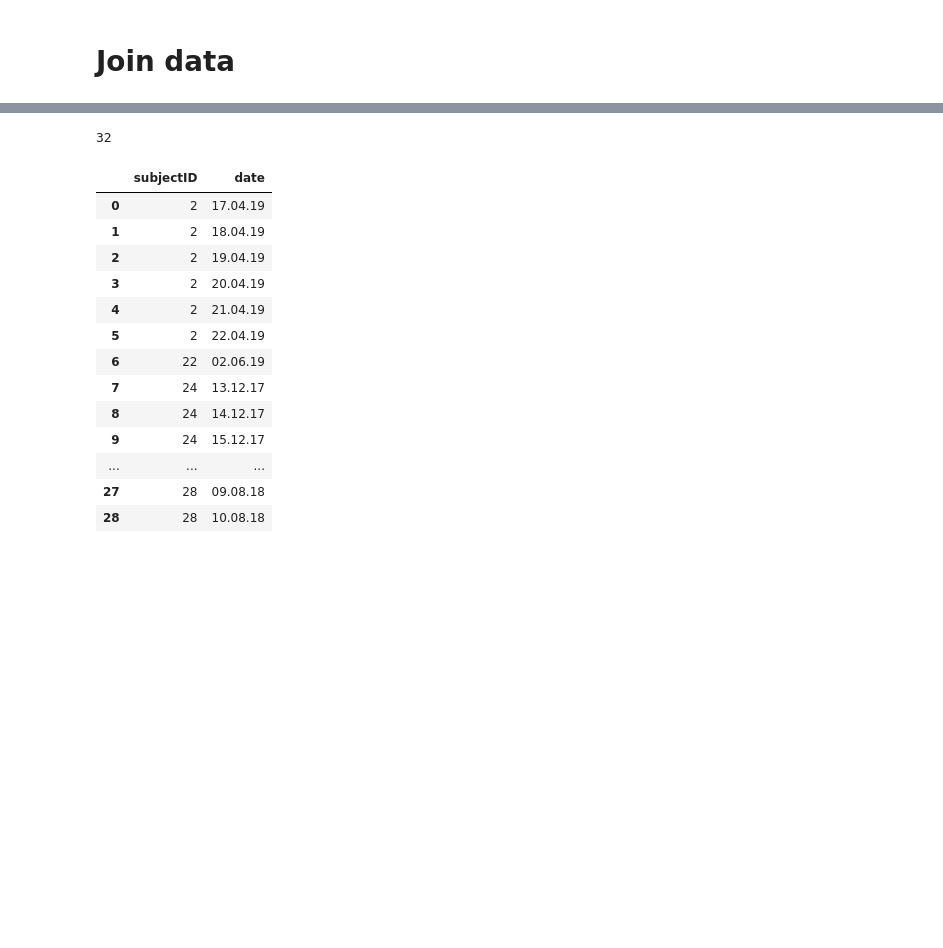
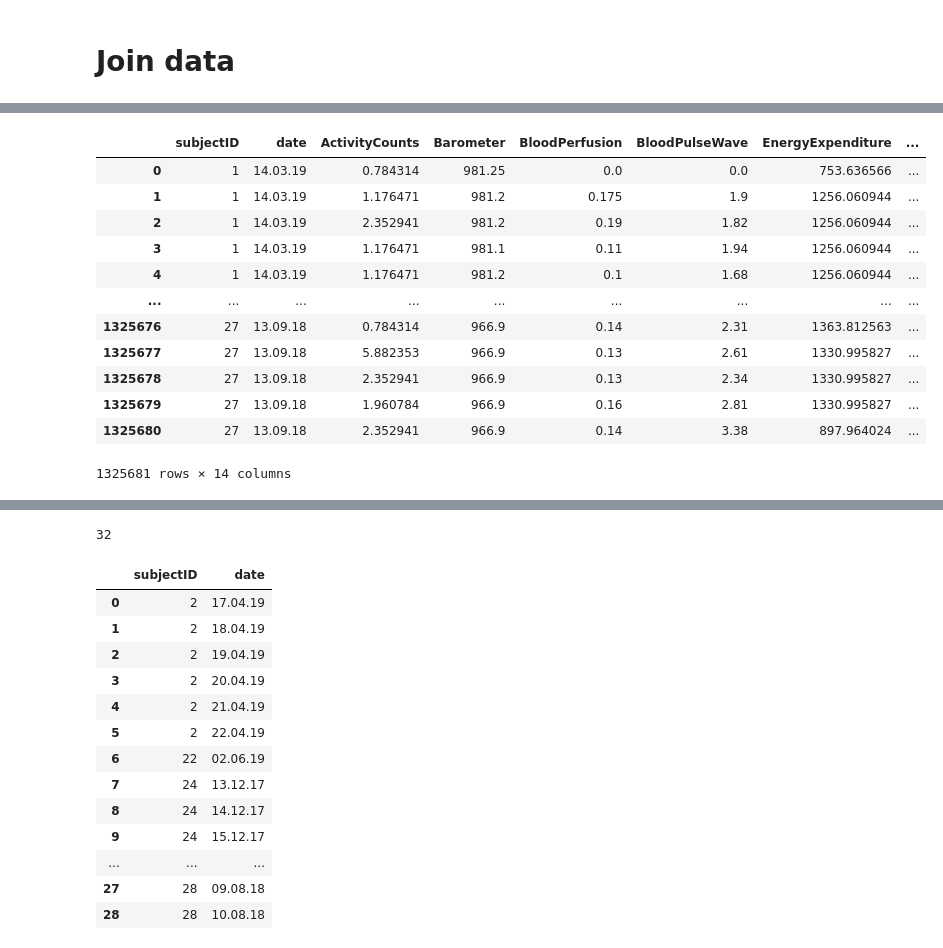
Before and after one commit to Yahnnosh/Sensor-Based-Modeling-of-Fatigue-Using-Transformer-Model, a Jupyter notebook: data_loader.ipynb, the cells around one changed output, grey strips where cells are left out. Drawn from its saved outputs; the diff is of its cells as text; code cells hidden in the pictures; blank space fills up the shorter version.

```diff
--- a/data_loader.ipynb
+++ b/data_loader.ipynb
@@ -325,7 +275,7 @@ Y
 # %% [markdown]
 # b) Physiological data
 # %%
-physio = physio.fillna(value='NaN') # otherwise SQL will ignore None values
+physio = physio.fillna(value=pd.NA) # otherwise SQL will ignore None values
 physio
 # %% [output]
 |  | Timestamp | ActivityCounts | Barometer | BloodPerfusion | BloodPulseWave | EnergyExpenditure | ... |
@@ -436,0 +347,34 @@ data
+# %%
+query = '''
+SELECT SubjectID AS subjectID,
+    SUBSTRING(Timestamp, 1, 8) AS date,
+    ActivityCounts,
+    Barometer,
+    BloodPerfusion,
+    BloodPulseWave,
+    EnergyExpenditure,
+    GalvanicSkinResponse,
+    HR,
+    HRV,
+    RESP,
+    Steps,
+    SkinTemperature,
+    ActivityClass
+FROM physio;
+'''
+temp = sqldf(query)
+temp.fillna(value=pd.NA)
+# %% [output]
+|  | subjectID | date | ActivityCounts | Barometer | BloodPerfusion | BloodPulseWave | EnergyExpenditure | ... |
+| 0 | 1 | 14.03.19 | 0.784314 | 981.25 | 0.0 | 0.0 | 753.636566 | ... |
+| 1 | 1 | 14.03.19 | 1.176471 | 981.2 | 0.175 | 1.9 | 1256.060944 | ... |
+| 2 | 1 | 14.03.19 | 2.352941 | 981.2 | 0.19 | 1.82 | 1256.060944 | ... |
+| 3 | 1 | 14.03.19 | 1.176471 | 981.1 | 0.11 | 1.94 | 1256.060944 | ... |
+| 4 | 1 | 14.03.19 | 1.176471 | 981.2 | 0.1 | 1.68 | 1256.060944 | ... |
+| ... | ... | ... | ... | ... | ... | ... | ... | ... |
+| 1325676 | 27 | 13.09.18 | 0.784314 | 966.9 | 0.14 | 2.31 | 1363.812563 | ... |
+| 1325677 | 27 | 13.09.18 | 5.882353 | 966.9 | 0.13 | 2.61 | 1330.995827 | ... |
+| 1325678 | 27 | 13.09.18 | 2.352941 | 966.9 | 0.13 | 2.34 | 1330.995827 | ... |
+| 1325679 | 27 | 13.09.18 | 1.960784 | 966.9 | 0.16 | 2.81 | 1330.995827 | ... |
+| 1325680 | 27 | 13.09.18 | 2.352941 | 966.9 | 0.14 | 3.38 | 897.964024 | ... |
+1325681 rows × 14 columns
```
Also changed, not shown: parts of 46 cells of this notebook, 4 other files.
